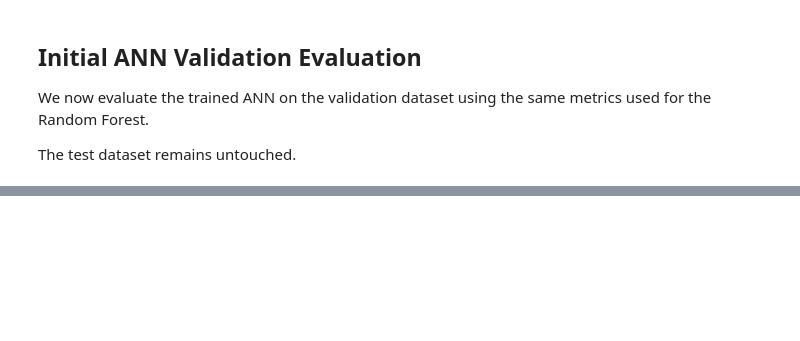
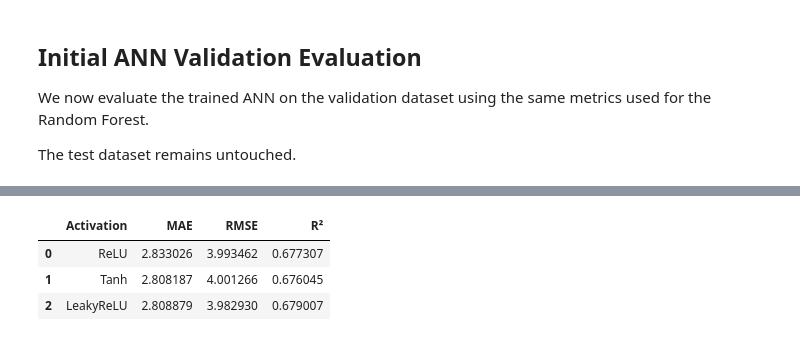
Before and after one commit to abhay04now/Icare-ML, a Jupyter notebook: notebooks/02_ann.ipynb, the cells around one changed output, grey strips where cells are left out. Saved outputs shown, nothing was run; the diff lists cells and outputs as text; code cells hidden in the pictures; blank space fills up the shorter version.

```diff
--- a/notebooks/02_ann.ipynb
+++ b/notebooks/02_ann.ipynb
@@ -343,0 +634,12 @@ R²:   0.675
+# %%
+activation_results_df = pd.DataFrame(
+    activation_results,
+    columns=["Activation", "MAE", "RMSE", "R²"]
+)
+
+activation_results_df
+# %% [output]
+|  | Activation | MAE | RMSE | R² |
+| 0 | ReLU | 2.833026 | 3.993462 | 0.677307 |
+| 1 | Tanh | 2.808187 | 4.001266 | 0.676045 |
+| 2 | LeakyReLU | 2.808879 | 3.982930 | 0.679007 |
```
Also changed, not shown: parts of 19 cells of this notebook.
